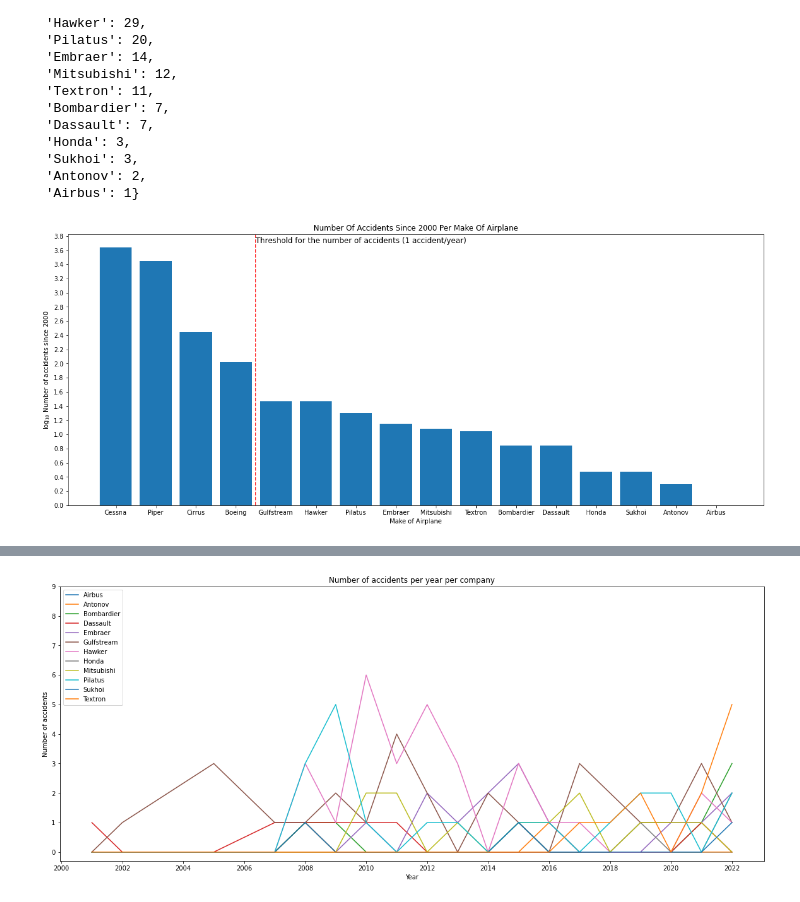
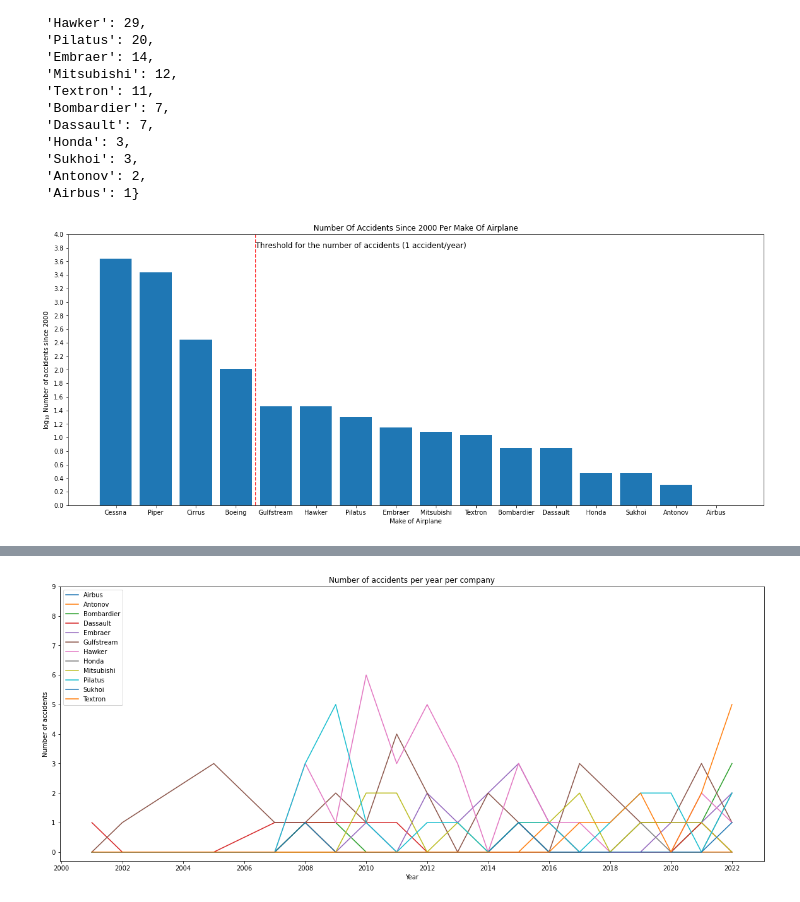
Before and after one commit to silver032/dsc-aviation_market_entry, a Jupyter notebook: aviation_market_entry_analysis.ipynb, the cells around one changed output, grey strips where cells are left out. Saved outputs shown, nothing was run; the diff lists cells and outputs as text; code cells hidden in the pictures.

```diff
--- a/aviation_market_entry_analysis.ipynb
+++ b/aviation_market_entry_analysis.ipynb
@@ -415,19 +417,19 @@ dict(make2accidents)
 # %%
 threshhold = 100
 X = [key for key,v in make2accidents.items()] #if v>=threshhold]
 Y = [value for u,value in make2accidents.items()]# if value>=threshhold]
 fig, ax = plt.subplots(figsize=(20,8))
 
 ax.bar(x=X,height=np.log10(Y))
 #ax.axhline(24, linestyle='--', color='r')
 ax.axvline(3.5, linestyle='--', color='r')
-plt.text(3.5,3.7,'Threshold for the number of accidents (1 accident/year)', fontsize='large')
+plt.text(3.5,3.8,'Threshold for the number of accidents (1 accident/year)', fontsize='large')
 ax.set_xlabel('Make of Airplane')
 ax.set_ylabel('log$_{10}$ Number of accidents since 2000')
 ax.set_title('Number of accidents since 2000 per make of airplane'.title())
-ax.set_yticks(np.arange(0,4,0.2));
+ax.set_yticks(np.arange(0,4.2,0.2));
 # %% [output]
-[figure, old version]
+[figure, new version]
 # %%
 X_least_accidents = [elem for elem in X if elem not in ['Cessna','Piper','Cirrus','Boeing']]
 df_least_accidents = df_top_makes[df_top_makes['Make'].isin(X_least_accidents)]
```
Also changed, not shown: parts of 2 cells of this notebook, 1 other file.
